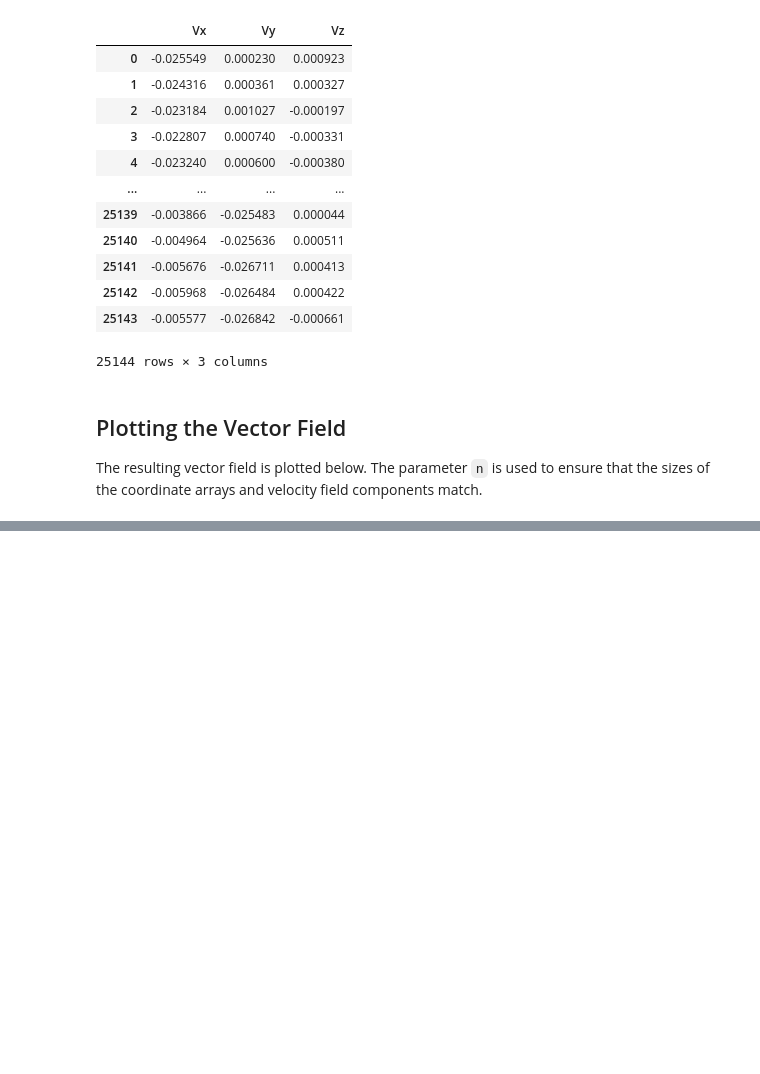
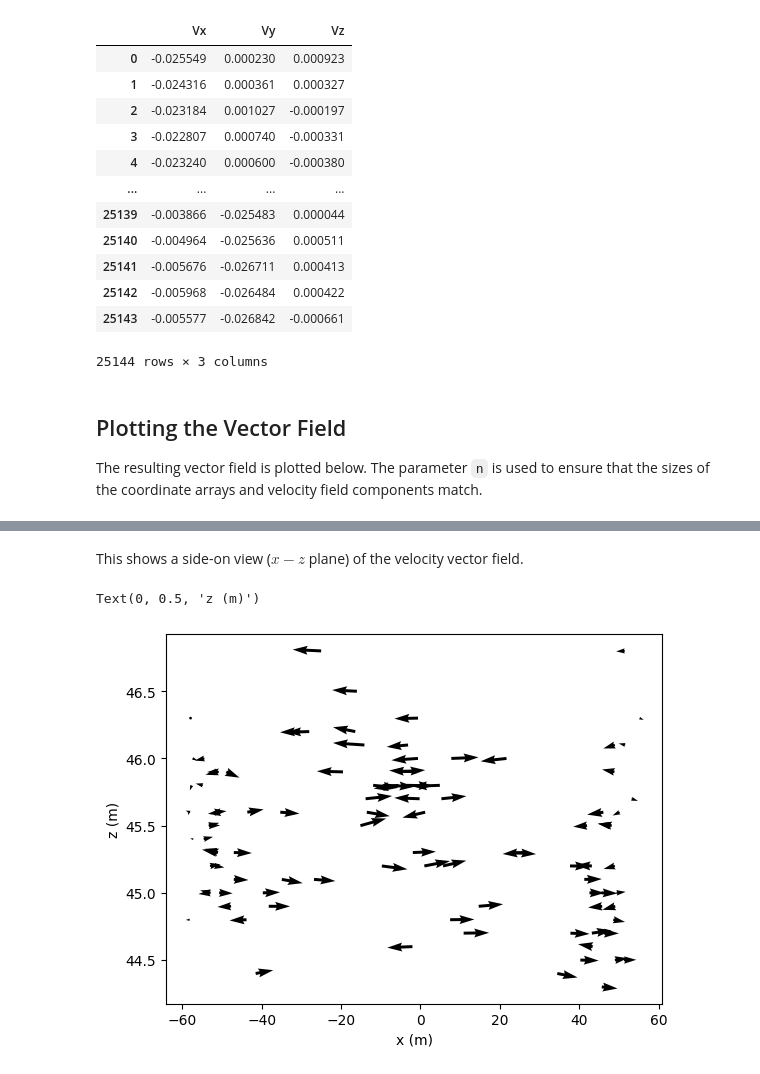
Before and after one commit to PEPT-Data-Analysis-Group/PEPT-, a Jupyter notebook: Water.ipynb, the cells around one changed output, grey strips where cells are left out. Saved outputs shown, nothing was run; the diff lists cells and outputs as text; code cells hidden in the pictures; blank space fills up the shorter version.

```diff
--- a/Water.ipynb
+++ b/Water.ipynb
@@ -161,0 +185,10 @@ plt.show()
+# %% [markdown]
+This shows a side-on view ($x-z$ plane) of the velocity vector field.
+# %%
+fig, ax = plt.subplots()
+ax.quiver(df.iloc[5:n+5:k,1], df.iloc[5:n+5:k,3], vel_df.iloc[:n:k,0], vel_df.iloc[:n:k,2] , scale =0.5)
+ax.set_xlabel('x (m)')
+ax.set_ylabel('z (m)')
+# %% [output]
+Text(0, 0.5, 'z (m)')
+[figure, added]
```
Also changed, not shown: parts of 5 cells of this notebook.
